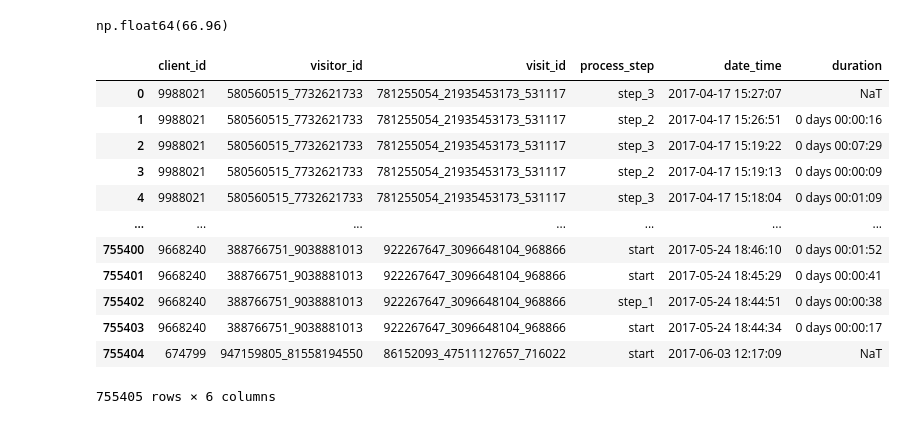
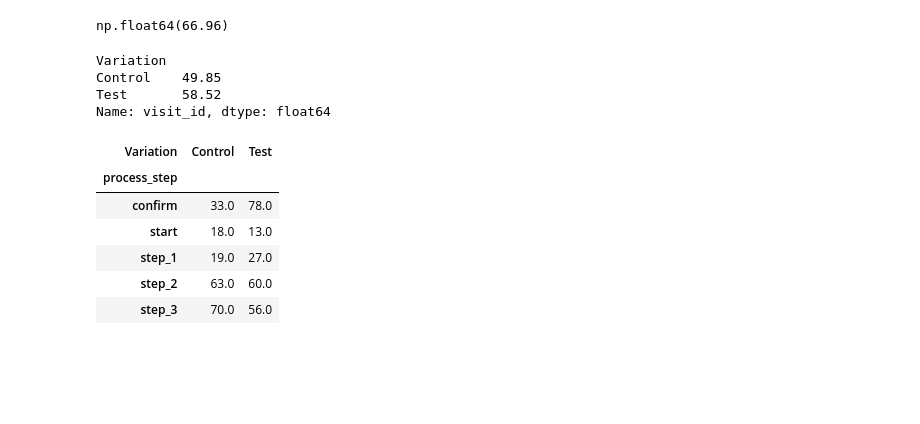
Before and after one commit to luisfg97/vanguard_project, a Jupyter notebook: vanguard_notebook.ipynb, the cells around one changed output. Drawn from its saved outputs; the diff is of its cells as text; code cells hidden in the pictures; blank space fills up the shorter version.

```diff
--- a/vanguard_notebook.ipynb
+++ b/vanguard_notebook.ipynb
@@ -122,24 +130,50 @@ np.float64(66.96)
 # %%
 #CAMBIO DE FORMATO DE LA COLUMNA FECHA
 
-df_final_web_data['date_time'] = pd.to_datetime(df_final_web_data['date_time'])
+df_final_web_data_final['date_time'] = pd.to_datetime(df_final_web_data_final['date_time'])
 # %%
 #COMPROBACION DE DURACION DE TIEMPO EN CADA PASO DEL REGISTRO
 
-df_final_web_data['duration'] = df_final_web_data['date_time'].diff(-1).where(df_final_web_data['visit_id'] == df_final_web_data['visit_id'].shift(-1)).shift(1)
+df_final_web_data_final['duration'] = df_final_web_data_final['date_time'].diff(-1).where(df_final_web_data_final['visit_id'] == df_final_web_data_final['visit_id'].shift(-1)).shift(1)
-# %%
-df_final_web_data
-# %% [output]
-|  | client_id | visitor_id | visit_id | process_step | date_time | duration |
-| 0 | 9988021 | 580560515_7732621733 | 781255054_21935453173_531117 | step_3 | 2017-04-17 15:27:07 | NaT |
-| 1 | 9988021 | 580560515_7732621733 | 781255054_21935453173_531117 | step_2 | 2017-04-17 15:26:51 | 0 days 00:00:16 |
-| 2 | 9988021 | 580560515_7732621733 | 781255054_21935453173_531117 | step_3 | 2017-04-17 15:19:22 | 0 days 00:07:29 |
-| 3 | 9988021 | 580560515_7732621733 | 781255054_21935453173_531117 | step_2 | 2017-04-17 15:19:13 | 0 days 00:00:09 |
-| 4 | 9988021 | 580560515_7732621733 | 781255054_21935453173_531117 | step_3 | 2017-04-17 15:18:04 | 0 days 00:01:09 |
-| ... | ... | ... | ... | ... | ... | ... |
-| 755400 | 9668240 | 388766751_9038881013 | 922267647_3096648104_968866 | start | 2017-05-24 18:46:10 | 0 days 00:01:52 |
-| 755401 | 9668240 | 388766751_9038881013 | 922267647_3096648104_968866 | start | 2017-05-24 18:45:29 | 0 days 00:00:41 |
-| 755402 | 9668240 | 388766751_9038881013 | 922267647_3096648104_968866 | step_1 | 2017-05-24 18:44:51 | 0 days 00:00:38 |
-| 755403 | 9668240 | 388766751_9038881013 | 922267647_3096648104_968866 | start | 2017-05-24 18:44:34 | 0 days 00:00:17 |
-| 755404 | 674799 | 947159805_81558194550 | 86152093_47511127657_716022 | start | 2017-06-03 12:17:09 | NaT |
-755405 rows × 6 columns
+# %%
+#CALCULAR LA TASA DE FINALIZACION POR TIPO DE VARIATION
+
+total_visits = df_final_web_data_final.groupby("Variation")["visit_id"].nunique()
+
+confirm_visits = df_final_web_data_final[df_final_web_data_final["process_step"] == "confirm"].groupby("Variation")["visit_id"].nunique()
+
+tasa_finalizacion = (confirm_visits / total_visits * 100).round(2)
+
+tasa_finalizacion
+# %% [output]
+Variation
+Control    49.85
+Test       58.52
+Name: visit_id, dtype: float64
+# %%
+# Convertir la duración  a segundos
+df_final_web_data_final['duration_seconds'] = df_final_web_data_final['duration'].dt.total_seconds()
+# %%
+# Agrupar y calcular la Mediana
+df_tiempo_por_paso = (df_final_web_data_final.groupby(['Variation', 'process_step'])['duration_seconds'].median().reset_index())
+
+
+# Renombrar la columna
+df_tiempo_por_paso = df_tiempo_por_paso.rename(columns={'duration_seconds': 'median_duration_seconds'})
+
+# Para hacer este cálculo decidimos usar la mediana, ya que al usar la media el tiempo del proceso en cada paso era demasiado largo,
+# lo que reflejaba outliers que pueden presentarse por diferentes causas,como que un cliente deje abierto el proceso por mucho tiempo
+# sin estar trabajando en el.
+# Con la mediana obtenemos una visión mucho más realista del tiempo dedicado por los usuarios.
+# %%
+# Pivotar el tiempo_por_paso para tener las variaciones como columnas
+df_duracion = df_tiempo_por_paso.pivot(index='process_step', columns='Variation', values='median_duration_seconds')
+df_duracion
+# %% [output]
+| Variation | Control | Test |
+| process_step |  |  |
+| confirm | 33.0 | 78.0 |
+| start | 18.0 | 13.0 |
+| step_1 | 19.0 | 27.0 |
+| step_2 | 63.0 | 60.0 |
+| step_3 | 70.0 | 56.0 |
```
Also changed, not shown: parts of 30 cells of this notebook.
